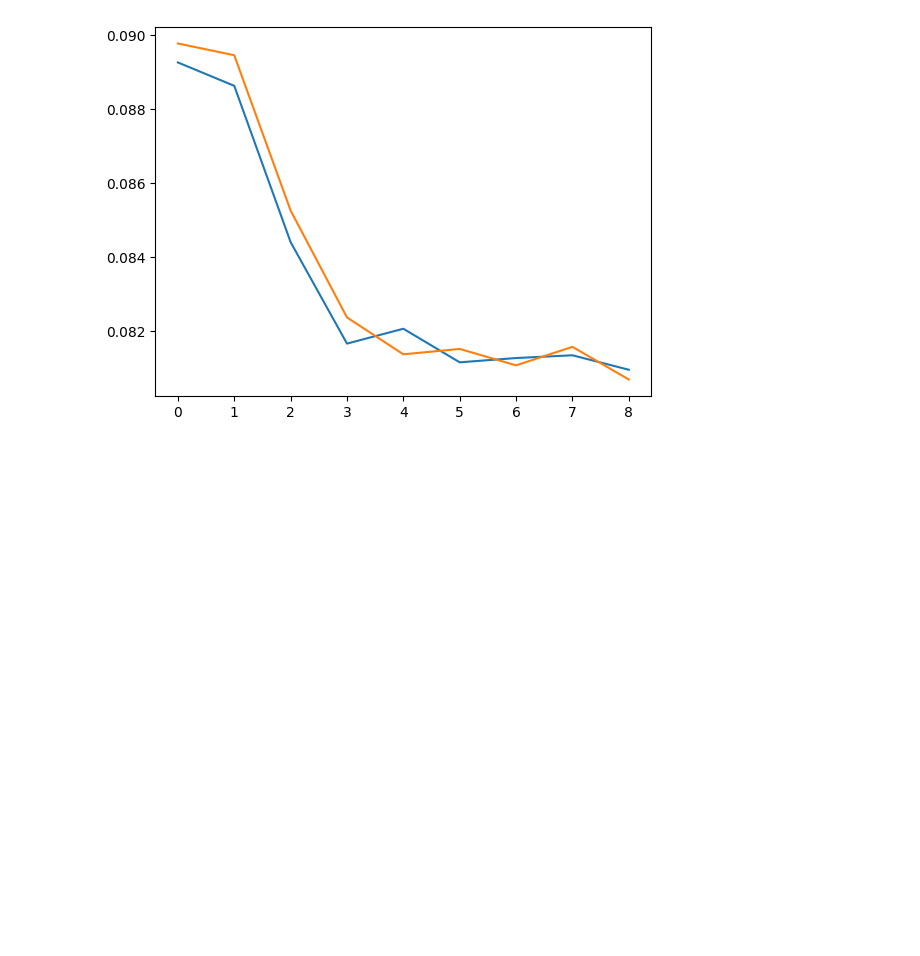
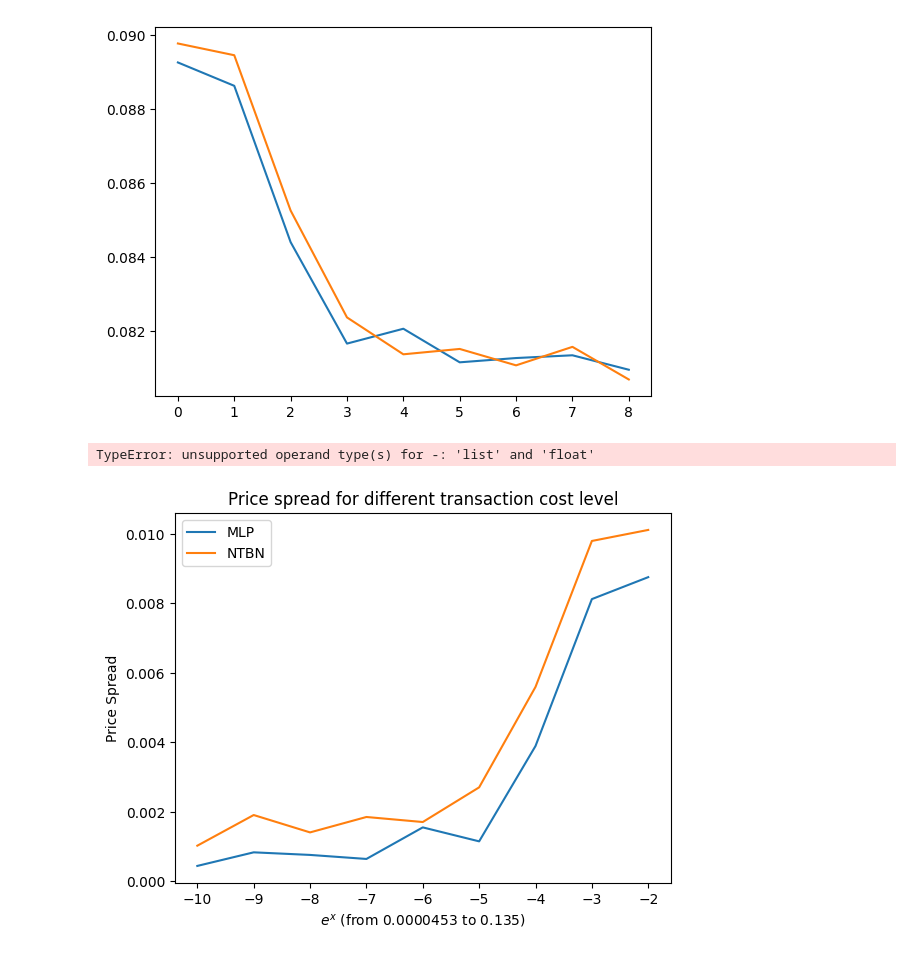
Before and after one commit to JulesArzel/Deep_Hedging_v2, a Jupyter notebook: Deep Reinforcement Learning Approach/Main_Deep_RL_pfhedge.ipynb, the cells around one changed output. Saved outputs shown, nothing was run; the diff lists cells and outputs as text; code cells hidden in the pictures; blank space fills up the shorter version.

Commit message:
plots

```diff
--- a/Deep Reinforcement Learning Approach/Main_Deep_RL_pfhedge.ipynb
+++ b/Deep Reinforcement Learning Approach/Main_Deep_RL_pfhedge.ipynb
@@ -127,7 +127,7 @@ Price=7.98159e-02
 # Training of both networks for several different cost levels
 # %%
 import numpy as np
-for i in range(10):
+for i in range(11):
     print(f'exp de {-i}={np.exp(-i)}')
 # %% [output]
 exp de 0=1.0
@@ -187,3 +188,11 @@ for i in range(2, 11):
 
     for i in range(2, 11):
     print(f"Cost: {np.exp(-i):.4f} | MLP Price: {prices_MLP[i]:.4f} | NTBN Price: {prices_NTBN[i]:.4f}")'''
+# %%
+derivative_0 = EuropeanOption(BrownianStock(cost=0), maturity=1)
+model_MLP_0 = MultiLayerPerceptron()
+hedger_MLP_0 = Hedger(model_MLP_0, ["log_moneyness", "expiry_time", "volatility", "prev_hedge"])
+hedger_MLP_0.fit(derivative_0, n_paths=10000, n_epochs=100)
+model_NTBN_0 = NoTransactionBandNet(derivative_0)
+hedger_NTBN_0 = Hedger(model_NTBN_0, ["log_moneyness", "expiry_time", "volatility", "prev_hedge"])
+hedger_NTBN_0.fit(derivative_0, n_paths=10000, n_epochs=100)
@@ -210,3 +237,20 @@ plt.plot(price_NTBN)
 plt.show()
 # %% [output]
 [figure]
+# %%
+price_MLP_0 = hedger_MLP_0.price(derivative_0, n_paths=10000, n_times=100).item()
+price_NTBN_0 = hedger_NTBN_0.price(derivative_0, n_paths=10000, n_times=100).item()
+# %% [output]
+TypeError: unsupported operand type(s) for -: 'list' and 'float'
+# %%
+price_spread_MLP = np.array(price_MLP) - price_MLP_0
+price_spread_NTBN = np.array(price_NTBN) - price_NTBN_0
+plt.plot(list(range(-10, -1)),price_spread_MLP[::-1], label='MLP')
+plt.plot(list(range(-10, -1)),price_spread_NTBN[::-1], label='NTBN')
+plt.ylabel('Price Spread')
+plt.xlabel(r'$e^x$ (from 0.0000453 to 0.135)')
+plt.title('Price spread for different transaction cost level')
+plt.legend()
+plt.show()
+# %% [output]
+[figure, added]
```
Also changed, not shown: parts of 2 cells of this notebook.
